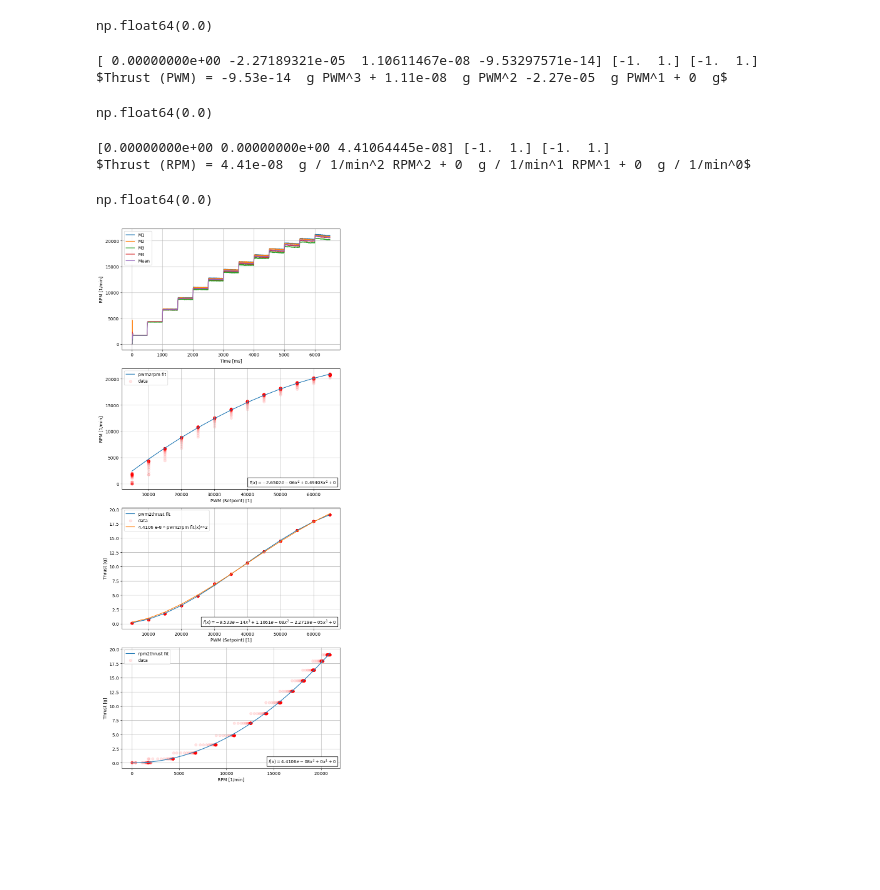
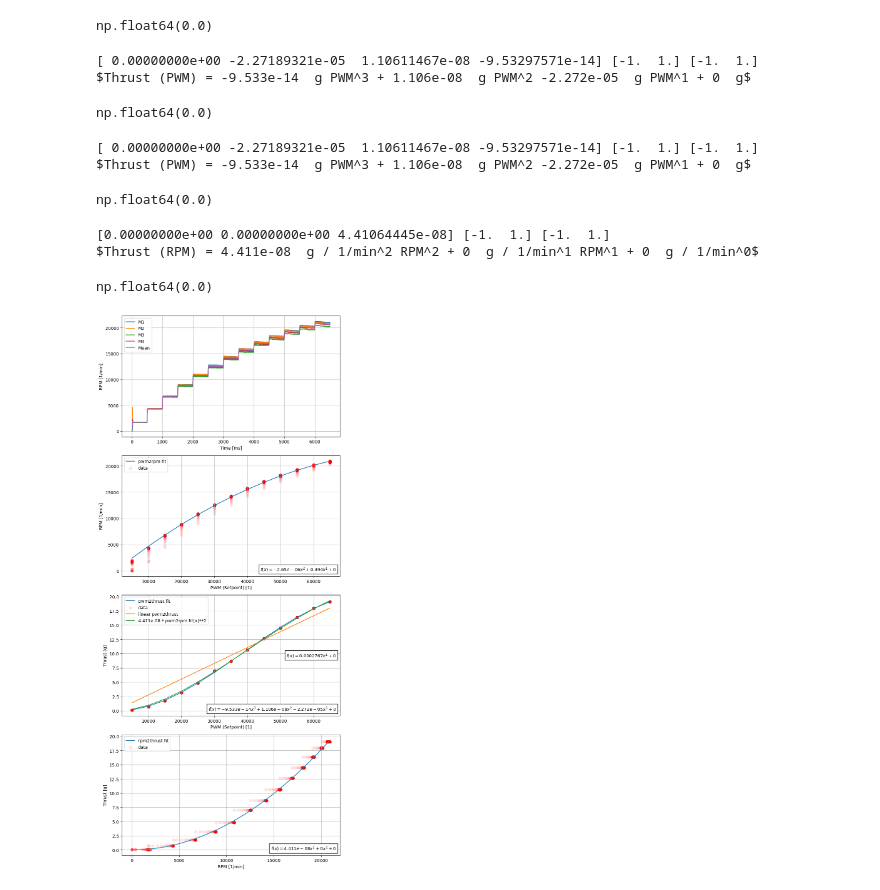
Before and after one commit to IMRCLab/crazyflie-data-collection, a Jupyter notebook: brushless_calibration/sysid.ipynb, the cells around one changed output. Cells and saved outputs as stored; diff of their text form; code cells hidden in the pictures; blank space fills up the shorter version.

```diff
--- a/brushless_calibration/sysid.ipynb
+++ b/brushless_calibration/sysid.ipynb
@@ -73,29 +73,40 @@ np.float64(0.0)
 # pwm2thrust
 p_pwm2thrust = np.polynomial.Polynomial.fit(pwm, thrust, deg=[3,2,1], domain=domain_pwm, window=domain_thrust).convert()
 
-np.polynomial.set_default_printstyle('ascii')
 print(p_pwm2thrust.coef, p_pwm2thrust.domain, p_pwm2thrust.window)
-print(get_latex_output(p_pwm2thrust, x_symbol='PWM', y_symbol='Thrust', precision=3, y_unit='g'))
+print(get_latex_output(p_pwm2thrust, x_symbol='PWM', y_symbol='Thrust', precision=4, y_unit='g'))
 
 eval_pwm2thrust = p_pwm2thrust(pwm)
 p_pwm2thrust(0.0)
 # %% [output]
 [ 0.00000000e+00 -2.27189321e-05  1.10611467e-08 -9.53297571e-14] [-1.  1.] [-1.  1.]
-$Thrust (PWM) = -9.53e-14  g PWM^3 + 1.11e-08  g PWM^2 -2.27e-05  g PWM^1 + 0  g$
+$Thrust (PWM) = -9.533e-14  g PWM^3 + 1.106e-08  g PWM^2 -2.272e-05  g PWM^1 + 0  g$
 np.float64(0.0)
+# %%
+# pwm2thrust linear
+p_pwm2thrust_linear = np.polynomial.Polynomial.fit(pwm, thrust, deg=[1], domain=domain_pwm, window=domain_thrust).convert()
+
+print(p_pwm2thrust.coef, p_pwm2thrust.domain, p_pwm2thrust.window)
+print(get_latex_output(p_pwm2thrust, x_symbol='PWM', y_symbol='Thrust', precision=4, y_unit='g'))
+
+eval_pwm2thrust_linear = p_pwm2thrust_linear(pwm)
+p_pwm2thrust_linear(0.0)
+# %% [output]
+[ 0.00000000e+00 -2.27189321e-05  1.10611467e-08 -9.53297571e-14] [-1.  1.] [-1.  1.]
+$Thrust (PWM) = -9.533e-14  g PWM^3 + 1.106e-08  g PWM^2 -2.272e-05  g PWM^1 + 0  g$
+np.float64(0.0)
 # %%
 # rpm2thrust
 p_rpm2thrust = np.polynomial.Polynomial.fit(rpm, thrust, deg=[2], domain=domain_rpm, window=domain_thrust).convert()
 
-np.polynomial.set_default_printstyle('ascii')
 print(p_rpm2thrust.coef, p_rpm2thrust.domain, p_rpm2thrust.window)
-print(get_latex_output(p_rpm2thrust, x_symbol='RPM', y_symbol='Thrust', precision=3, x_unit='1/min', y_unit='g'))
+print(get_latex_output(p_rpm2thrust, x_symbol='RPM', y_symbol='Thrust', precision=4, x_unit='1/min', y_unit='g'))
 
 eval_rpm2thrust = p_rpm2thrust(rpm)
 p_rpm2thrust(0.0)
 # %% [output]
 [0.00000000e+00 0.00000000e+00 4.41064445e-08] [-1.  1.] [-1.  1.]
-$Thrust (RPM) = 4.41e-08  g / 1/min^2 RPM^2 + 0  g / 1/min^1 RPM^1 + 0  g / 1/min^0$
+$Thrust (RPM) = 4.411e-08  g / 1/min^2 RPM^2 + 0  g / 1/min^1 RPM^1 + 0  g / 1/min^0$
 np.float64(0.0)
 # %%
 fig, ax = plt.subplots(4, figsize=(8,18))
@@ -117,37 +128,39 @@ ax[1].scatter(pwm, rpm, label='data', alpha=0.1, color='red')
 ax[1].set_xlabel('PWM (Setpoint) [1]')
 ax[1].set_ylabel('RPM [1/min]')
 ax[1].legend()
 ax[1].grid(True)
 
-ax[1].add_artist(AnchoredText(get_latex_output(p_pwm2rpm, precision=5), loc=4))
+ax[1].add_artist(AnchoredText(get_latex_output(p_pwm2rpm, precision=4), loc=4))
 
 
 # pwm2thrust
-k=4.4106e-8
+k = p_rpm2thrust.coef[2]
 ax[2].plot(pwm, eval_pwm2thrust, label='pwm2thrust fit')
 ax[2].scatter(pwm, thrust, label='data', alpha=0.1, color='red')
-ax[2].plot(pwm, k*eval_pwm2rpm**2, label='4.4106 e-8 * pwm2rpm fit(x)**2')
+ax[2].plot(pwm, k*eval_pwm2rpm**2, label=f'{k:.4g} * pwm2rpm fit(x)**2')
+ax[2].plot(pwm, eval_pwm2thrust_linear, label=f'linear pwm2thrust')
+
 ax[2].set_xlabel('PWM (Setpoint) [1]')
 ax[2].set_ylabel('Thrust [g]')
 ax[2].legend()
 ax[2].grid(True)
 
-ax[2].add_artist(AnchoredText(get_latex_output(p_pwm2thrust, precision=5), loc=4))
-
+ax[2].add_artist(AnchoredText(get_latex_output(p_pwm2thrust, precision=4), loc=4))
+ax[2].add_artist(AnchoredText(get_latex_output(p_pwm2thrust_linear, precision=4), loc=7))
 
 # rpm2thrust
 ax[3].plot(rpm, eval_rpm2thrust, label='rpm2thrust fit')
 ax[3].scatter(rpm, thrust, label='data', alpha=0.1, color='red')
 ax[3].set_xlabel('RPM [1/min]')
 ax[3].set_ylabel('Thrust [g]')
 ax[3].legend()
 ax[3].grid(True)
 
-ax[3].add_artist(AnchoredText(get_latex_output(p_rpm2thrust, precision=5), loc=4))
+ax[3].add_artist(AnchoredText(get_latex_output(p_rpm2thrust, precision=4), loc=4))
 
 
 
 plt.tight_layout()
 plt.savefig('fit.png', dpi=400)
 # %% [output]
-[figure, old version]
+[figure, new version]
```
Also changed, not shown: parts of 1 cell of this notebook, 2 other files.
